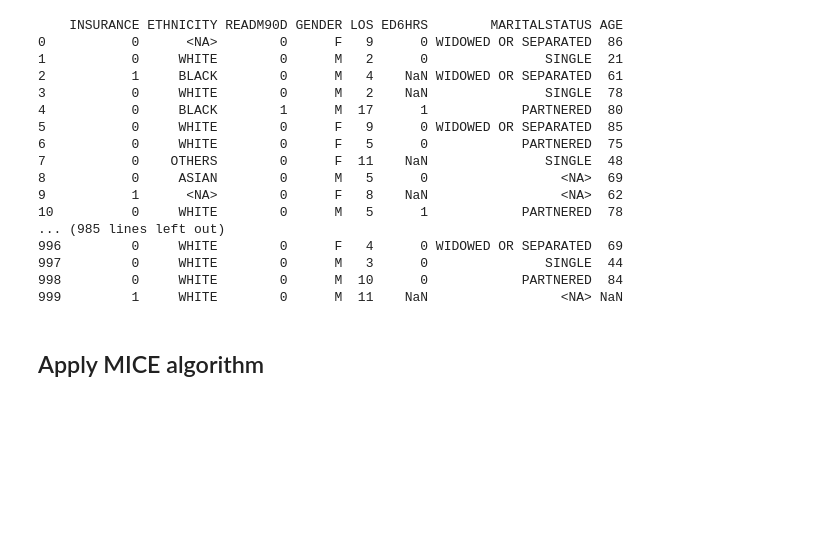
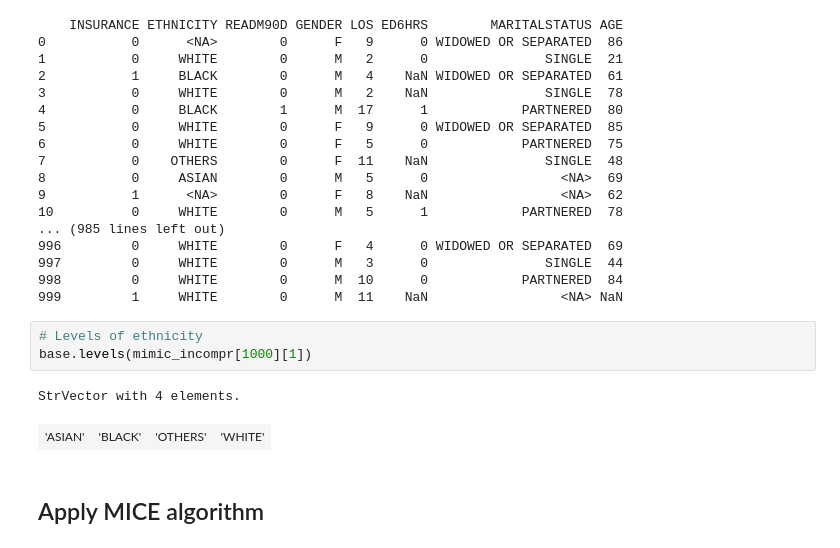
Before and after one commit to christianliman/mlds-research-project-2023, a Jupyter notebook: notebook/multiple-imputation/Apply multiple imputation using rpy2 on real world data.ipynb, the cells around one changed output. Saved outputs shown, nothing was run; the diff lists cells and outputs as text; blank space fills up the shorter version.

```diff
--- a/notebook/multiple-imputation/Apply multiple imputation using rpy2 on real world data.ipynb
+++ b/notebook/multiple-imputation/Apply multiple imputation using rpy2 on real world data.ipynb
@@ -166,6 +169,12 @@ print(mimic_incompr[1000])
 997         0     WHITE        0      M   3      0               SINGLE  44
 998         0     WHITE        0      M  10      0            PARTNERED  84
 999         1     WHITE        0      M  11    NaN                 <NA> NaN
+# %%
+# Levels of ethnicity
+base.levels(mimic_incompr[1000][1])
+# %% [output]
+StrVector with 4 elements.
+| 'ASIAN' | 'BLACK' | 'OTHERS' | 'WHITE' |
 # %% [markdown]
 ## Apply MICE algorithm
 # %%
```
Also changed, not shown: parts of 7 cells of this notebook, 4 other files.
